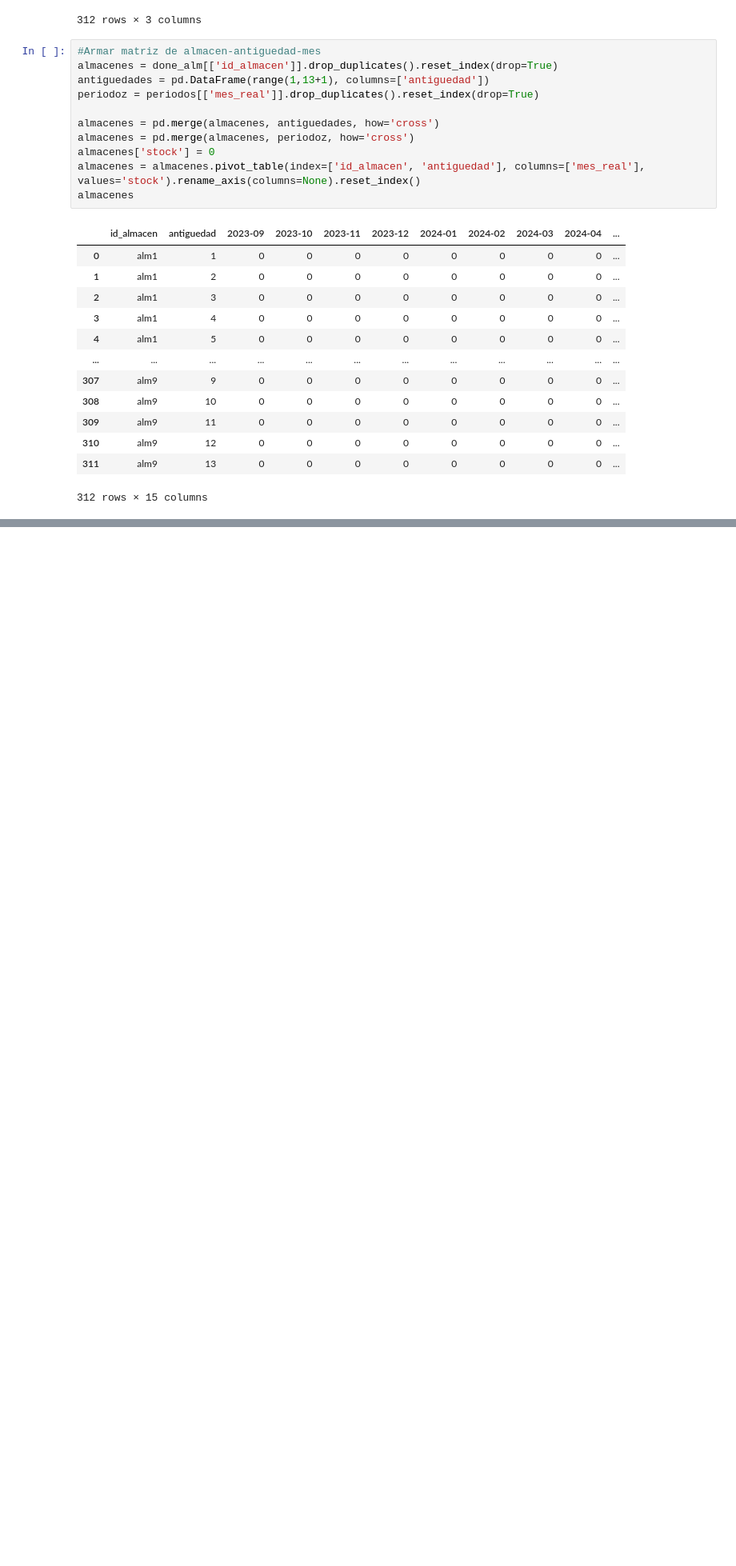
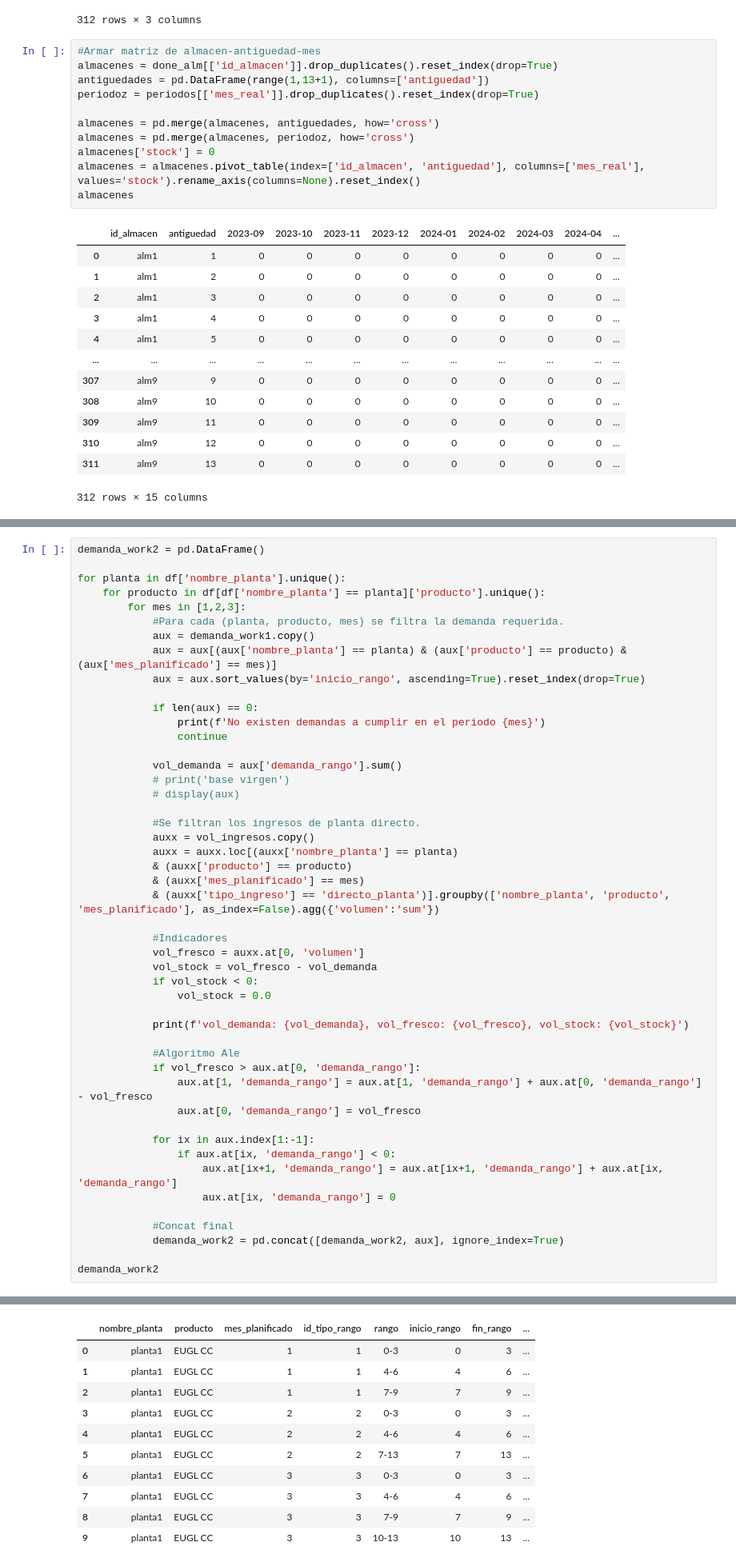
Before and after one commit to ptoledor/heu_opticliente, a Jupyter notebook: 01_notebooks/algo.ipynb, the cells around one changed output, grey strips where cells are left out. Shown at 80% size. Saved outputs shown, nothing was run; the diff lists cells and outputs as text; blank space fills up the shorter version.

```diff
--- a/01_notebooks/algo.ipynb
+++ b/01_notebooks/algo.ipynb
@@ -290,0 +285,49 @@ display(aux)
+# %%
+demanda_work2 = pd.DataFrame()
+
+for planta in df['nombre_planta'].unique():
+    for producto in df[df['nombre_planta'] == planta]['producto'].unique():
+        for mes in [1,2,3]:
+            #Para cada (planta, producto, mes) se filtra la demanda requerida.
+            aux = demanda_work1.copy()
+            aux = aux[(aux['nombre_planta'] == planta) & (aux['producto'] == producto) & (aux['mes_planificado'] == mes)]
+            aux = aux.sort_values(by='inicio_rango', ascending=True).reset_index(drop=True)
+
+            if len(aux) == 0:
+                print(f'No existen demandas a cumplir en el periodo {mes}')
+                continue
+
+            vol_demanda = aux['demanda_rango'].sum()
+            # print('base virgen')
+            # display(aux)
+
+            #Se filtran los ingresos de planta directo.
+            auxx = vol_ingresos.copy()
+            auxx = auxx.loc[(auxx['nombre_planta'] == planta)
+            & (auxx['producto'] == producto)
+            & (auxx['mes_planificado'] == mes)
+            & (auxx['tipo_ingreso'] == 'directo_planta')].groupby(['nombre_planta', 'producto', 'mes_planificado'], as_index=False).agg({'volumen':'sum'})
+
+            #Indicadores
+            vol_fresco = auxx.at[0, 'volumen']
+            vol_stock = vol_fresco - vol_demanda
+            if vol_stock < 0:
+                vol_stock = 0.0
+
+            print(f'vol_demanda: {vol_demanda}, vol_fresco: {vol_fresco}, vol_stock: {vol_stock}')
+
+            #Algoritmo Ale
+            if vol_fresco > aux.at[0, 'demanda_rango']:
+                aux.at[1, 'demanda_rango'] = aux.at[1, 'demanda_rango'] + aux.at[0, 'demanda_rango'] - vol_fresco
+                aux.at[0, 'demanda_rango'] = vol_fresco
+
+            for ix in aux.index[1:-1]:
+                if aux.at[ix, 'demanda_rango'] < 0:
+                    aux.at[ix+1, 'demanda_rango'] = aux.at[ix+1, 'demanda_rango'] + aux.at[ix, 'demanda_rango']
+                    aux.at[ix, 'demanda_rango'] = 0
+
+            #Concat final
+            demanda_work2 = pd.concat([demanda_work2, aux], ignore_index=True)
+
+demanda_work2
+# %% [output]
@@ -290,0 +337,11 @@ display(aux)
+|  | nombre_planta | producto | mes_planificado | id_tipo_rango | rango | inicio_rango | fin_rango | ... |
+| 0 | planta1 | EUGL CC | 1 | 1 | 0-3 | 0 | 3 | ... |
+| 1 | planta1 | EUGL CC | 1 | 1 | 4-6 | 4 | 6 | ... |
+| 2 | planta1 | EUGL CC | 1 | 1 | 7-9 | 7 | 9 | ... |
+| 3 | planta1 | EUGL CC | 2 | 2 | 0-3 | 0 | 3 | ... |
+| 4 | planta1 | EUGL CC | 2 | 2 | 4-6 | 4 | 6 | ... |
+| 5 | planta1 | EUGL CC | 2 | 2 | 7-13 | 7 | 13 | ... |
+| 6 | planta1 | EUGL CC | 3 | 3 | 0-3 | 0 | 3 | ... |
+| 7 | planta1 | EUGL CC | 3 | 3 | 4-6 | 4 | 6 | ... |
+| 8 | planta1 | EUGL CC | 3 | 3 | 7-9 | 7 | 9 | ... |
+| 9 | planta1 | EUGL CC | 3 | 3 | 10-13 | 10 | 13 | ... |
```
Also changed, not shown: parts of 7 cells of this notebook, 2 other files.
